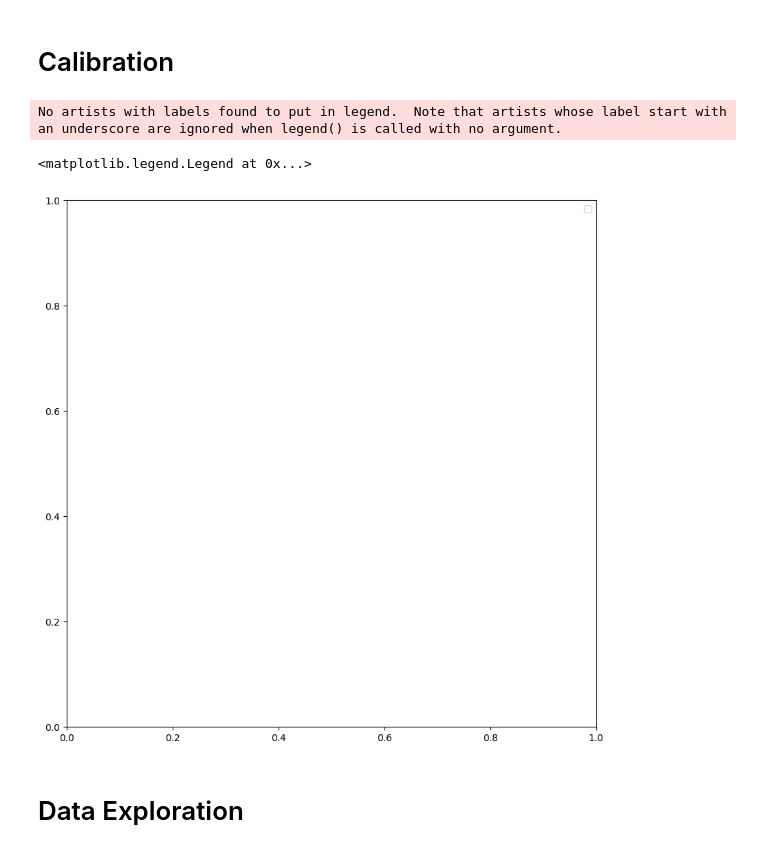
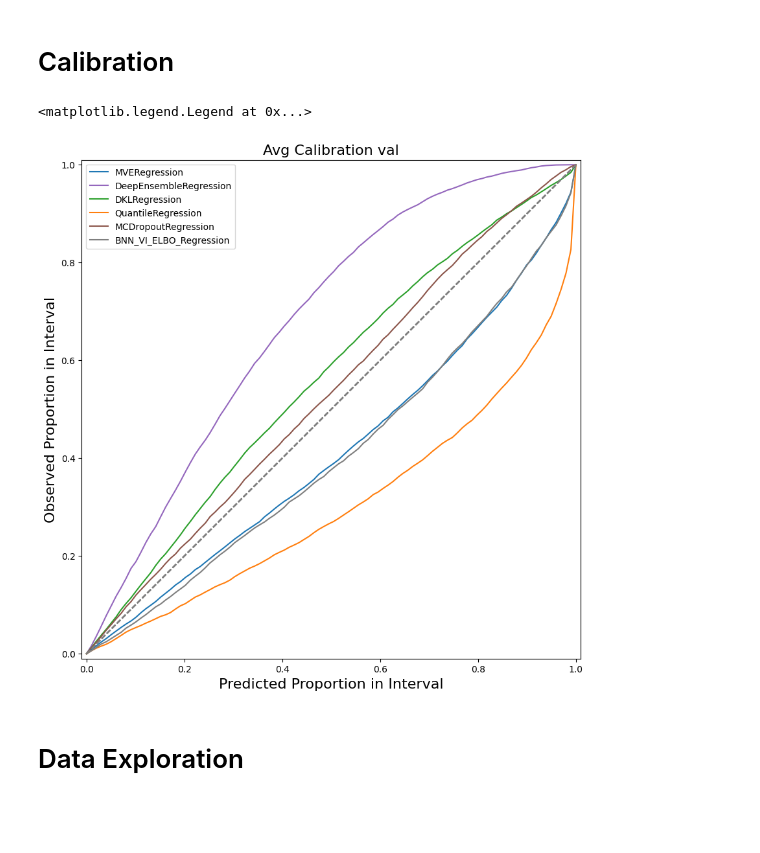
Before and after one commit to nilsleh/tropical_cyclone_uq, a Jupyter notebook: src/results_tropical.ipynb, the cells around one changed output. Saved outputs shown, nothing was run; the diff lists cells and outputs as text; code cells hidden in the pictures; blank space fills up the shorter version.

```diff
--- a/src/results_tropical.ipynb
+++ b/src/results_tropical.ipynb
@@ -402,7 +556,7 @@ all_test_pred_df[all_test_pred_df["pred_uct"].isna()]
 ## Dataframe with Metrics per Category
 # %%
 group_cols = ["uqmethod", "pred_path", "storm_category"]
-category_df = all_test_pred_df.groupby(by=group_cols)[["mse", "mae", "nll", "pred_uct"]].mean()
+category_df = all_test_pred_df.groupby(by=group_cols, observed=False)[["mse", "mae", "nll", "pred_uct"]].mean()
 category_df.reset_index(inplace=True)
 category_df.rename(columns={"pred_uct": "sharpness"}, inplace=True)
 category_df["rmse"] = category_df["mse"] ** 0.5
@@ -417,11 +571,13 @@ category_df = category_df[~((category_df['uqmethod'] == 'DKLRegression') & categ
 del category_df["contains"]
 # compute other metrics of interest
 quantile = 0.95
-result = all_test_pred_df[all_test_pred_df["uqmethod"]!="BaseModel"].groupby(group_cols).apply(lambda x: uct.get_proportion_in_interval(x["pred"].values, x['pred_uct'].values, x['target'].values, quantile=quantile)).reset_index()
+result = all_test_pred_df[all_test_pred_df["uqmethod"]!="DeterministicRegression"].groupby(group_cols, observed=False).apply(lambda x: uct.get_proportion_in_interval(x["pred"].values, x['pred_uct'].values, x['target'].values, quantile=quantile)).reset_index()
 result.rename(columns={0: f"proportion_in_{quantile}_interval"}, inplace=True)
 
 category_df = pd.merge(category_df, result, how="left", left_on=group_cols, right_on=group_cols)
 
+columns_to_check = ["mse", "mae", "nll", "sharpness", "rmse"]
+category_df = category_df.dropna(subset=columns_to_check)
 category_df
 # %% [output]
 |  | uqmethod | pred_path | storm_category | mse | mae | nll | sharpness | rmse | split | ... |
@@ -517,10 +701,10 @@ uqmethod & rmse $\downarrow$ & nll $\downarrow$ & rmse $\downarrow$ & nll $\down
 # %%
-split = "test"
+split = "val"
 
 if split == "train":
     plot_cat_df = category_df[category_df["split"] == "preds_train"]
 else:
-    plot_cat_df = category_df[category_df["split"] == "preds"]
+    plot_cat_df = category_df[category_df["split"] == "preds_val"]
 # plot per category
 fig, axes = plt.subplots(2, 2, figsize=(12,8))
 
@@ -543,6 +727,7 @@ for i, metric in enumerate(metrics):
     axes[row, col].set_title(f'{metric}')
 
     # Add legend
+    # axes[row, col].set_xticklabels(present_labels)
     # axes[row, col].legend(loc='upper right')
 
 # set the linewidths to the copies
@@ -681,5 +866,7 @@ all_test_pred_df
 # %%
-g = sns.catplot(all_test_pred_df[all_test_pred_df["uqmethod"]!="DERModel"], kind="box", x="storm_category", y="pred", hue="uqmethod", height=8, aspect=2, palette=color_palette)
+split = "val"
+plot_df = all_test_pred_df[all_test_pred_df["split"]==f"preds_{split}.csv"]
+g = sns.catplot(plot_df, kind="box", x="storm_category", y="pred", hue="uqmethod", height=8, aspect=2, palette=color_palette)
 
 ax = g.ax
 
@@ -697,7 +884,7 @@ for i, artist in enumerate(ax.artists):
 #     print(i, val)
 #     ax.axhline(y=val, xmin=pos_idx[i]-0.1, xmax=pos_idx[i]+0.1, color='red', linestyle='--', linewidth=2)
 
-plt.title("Boxplot of MAE across category.", fontsize=20)
+plt.title(f"Boxplot of MAE across category for {split} set.", fontsize=20)
 plt.ylabel("MAE", fontsize=20)
 plt.xlabel("Storm Category", fontsize=20)
 plt.setp(g._legend.get_texts(), fontsize='18') # for legend text
@@ -757,14 +963,14 @@ NameError: name 'summary_table' is not defined
 # sharpness
 
 
-rmse_all = all_test_pred_df.groupby(['uqmethod', 'storm_category']).apply(lambda x: np.mean(x["pred_uct"])).reset_index()
+rmse_all = all_test_pred_df.groupby(['uqmethod', 'storm_category'], observed=False).apply(lambda x: np.mean(x["pred_uct"])).reset_index()
 rmse_all.columns = ['uqmethod', 'storm_category', 'SHARP_All']
 
 # Filter data where uncertainty is less than the threshold
 df_filtered = all_test_pred_df[all_test_pred_df['pred_uct'] < SELECTIVE_THRESH]
 
 # Compute RMSE per method and category over filtered predictions
-rmse_filtered = df_filtered.groupby(['uqmethod', 'storm_category']).apply(lambda x: np.mean(x["pred_uct"])).reset_index()
+rmse_filtered = df_filtered.groupby(['uqmethod', 'storm_category'], observed=False).apply(lambda x: np.mean(x["pred_uct"])).reset_index()
 rmse_filtered.columns = ['uqmethod', 'storm_category', 'SHARP_Uncertainty_Less_Threshold']
 
 # Merge the two DataFrames on method and category
@@ -927,46 +1133,45 @@ def plot_calibration(
     return ax
 # %%
 uq_methods_to_show = [
-    "DeterministicGaussianModel",
-    "DeepEnsembleModel",
-    "DeepKernelLearningModel",
-    "LaplaceModel",
-    "CQR",
-    "QuantileRegressionModel",
-    "MCDropoutModel",
-    "SWAGModel",
-    "BNN_VI_ELBO",
-    "DERModel",
+    "MVERegression",
+    "DeepEnsembleRegression",
+    "DKLRegression",
+    "LaplaceRegression",
+    "ConformalQR",
+    "QuantileRegression",
+    "MCDropoutRegression",
+    "SWAGRegression",
+    "BNN_VI_ELBO_Regression",
+    "DER",
 ]
 
-split = "test"
+split = "val"
 
 fig, axs = plt.subplots(1, figsize=(10,10))
 for idx_uq, uq_method in enumerate(uq_methods_to_show):
     plot_df = uq_metric_df[uq_metric_df["uqmethod"] == uq_method].copy()
     if split == "train":
         plot_df = plot_df[plot_df["split"]=="preds_train"]
     else:
-        plot_df = plot_df[plot_df["split"]=="preds"]
+        plot_df = plot_df[plot_df["split"]=="preds_val"]
     plot_df.sort_values(by="split", inplace=True)
     plot_df.reset_index(inplace=True)
     # for idx, pred_path in enumerate(plot_df["pred_path"].unique()):
     for idx, row in plot_df.iterrows():
         split_df = pd.read_csv(row["pred_path"])
         if "pred_uct" in split_df.columns:
             plot_calibration(
                 split_df["pred"].values.squeeze(),
                 split_df["pred_uct"].values.squeeze(),
                 split_df["target"].values.squeeze(),
                 ax=axs,
                 curve_label=uq_method,
                 split_name=split
             )
 plt.legend()
 # %% [output]
-No artists with labels found to put in legend.  Note that artists whose label start with an underscore are ignored when legend() is called with no argument.
+<matplotlib.legend.Legend at 0x...>
-<matplotlib.legend.Legend at 0x...>
-[figure, old version]
+[figure, new version]
 # %% [markdown]
 # Data Exploration
 # %%
```
Also changed, not shown: parts of 31 cells of this notebook, 3 other files.
